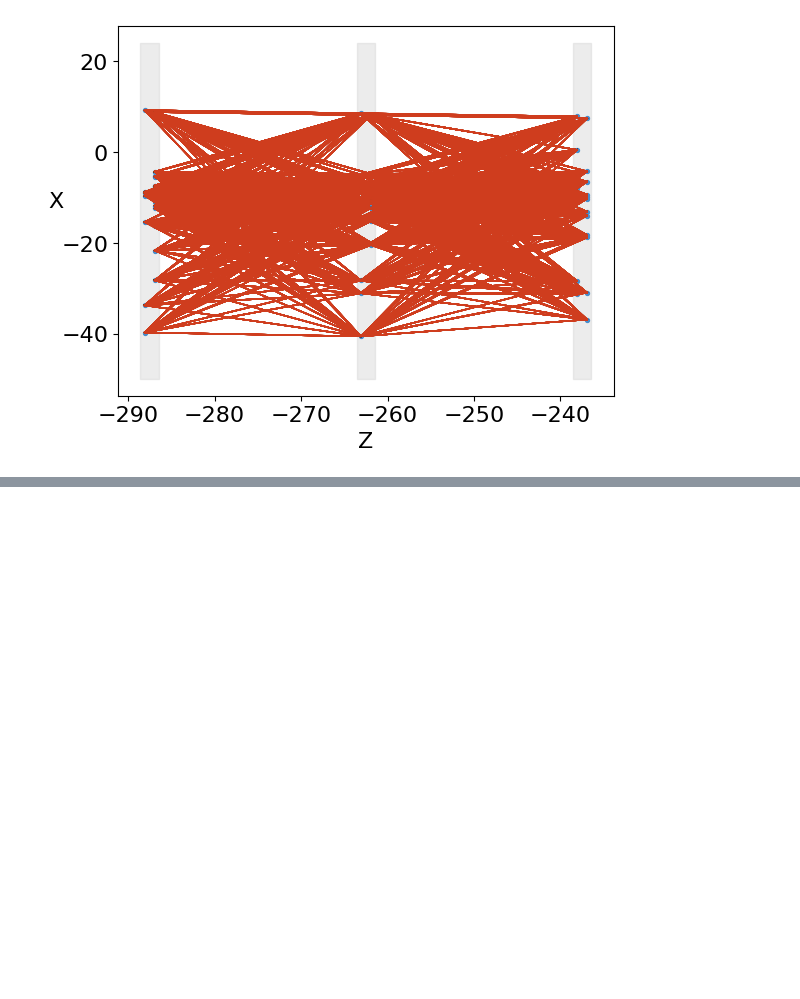
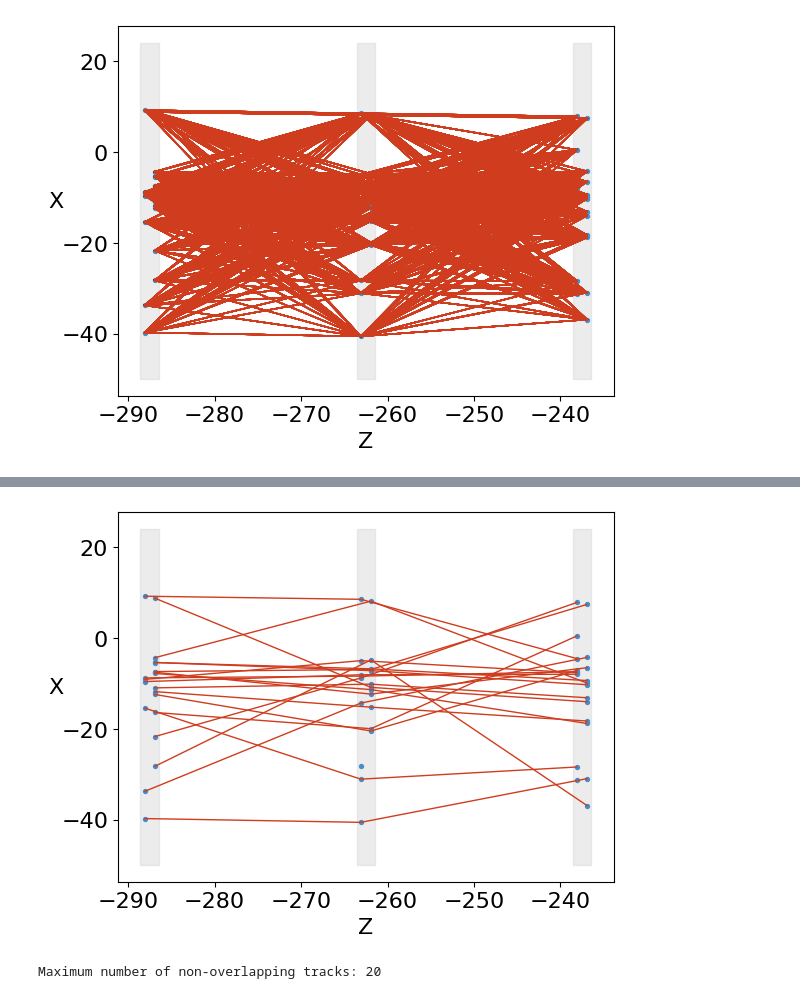
Before and after one commit to ezenio01YT/PRA3024-notebook, a Jupyter notebook: exercise_part_0_introduction.ipynb, the cells around one changed output, grey strips where cells are left out. Saved outputs shown, nothing was run; the diff lists cells and outputs as text; code cells hidden in the pictures; blank space fills up the shorter version.

```diff
--- a/exercise_part_0_introduction.ipynb
+++ b/exercise_part_0_introduction.ipynb
@@ -216,0 +262,33 @@ print_event_2d(event, modules=[0, 2, 4], tracks=tracks)
+# %%
+from event_model import event_model as em
+
+# Get hits from the modules
+hits0 = event.modules[0].hits()
+hits2 = event.modules[2].hits()
+hits4 = event.modules[4].hits()
+
+# Limit to the number of hits in the smallest module
+n_tracks = min(len(hits0), len(hits2), len(hits4))  # 20
+
+# Create non-overlapping tracks
+non_overlapping_tracks = [
+    em.track([hits0[i], hits2[i], hits4[i]]) for i in range(n_tracks)
+]
+
+# Visualize modules 0, 2, 4 with these tracks
+from visual.base import print_event_2d
+
+print_event_2d(event, modules=[0, 2, 4], tracks=non_overlapping_tracks)
+# %% [output]
+[figure, added]
+# %%
+# Number of hits in each module
+hits0 = len(event.modules[0].hits())
+hits2 = len(event.modules[2].hits())
+hits4 = len(event.modules[4].hits())
+
+# Maximum number of non-overlapping tracks
+max_tracks = min(hits0, hits2, hits4)
+print("Maximum number of non-overlapping tracks:", max_tracks)
+# %% [output]
+Maximum number of non-overlapping tracks: 20
```
Also changed, not shown: parts of 1 cell of this notebook.
